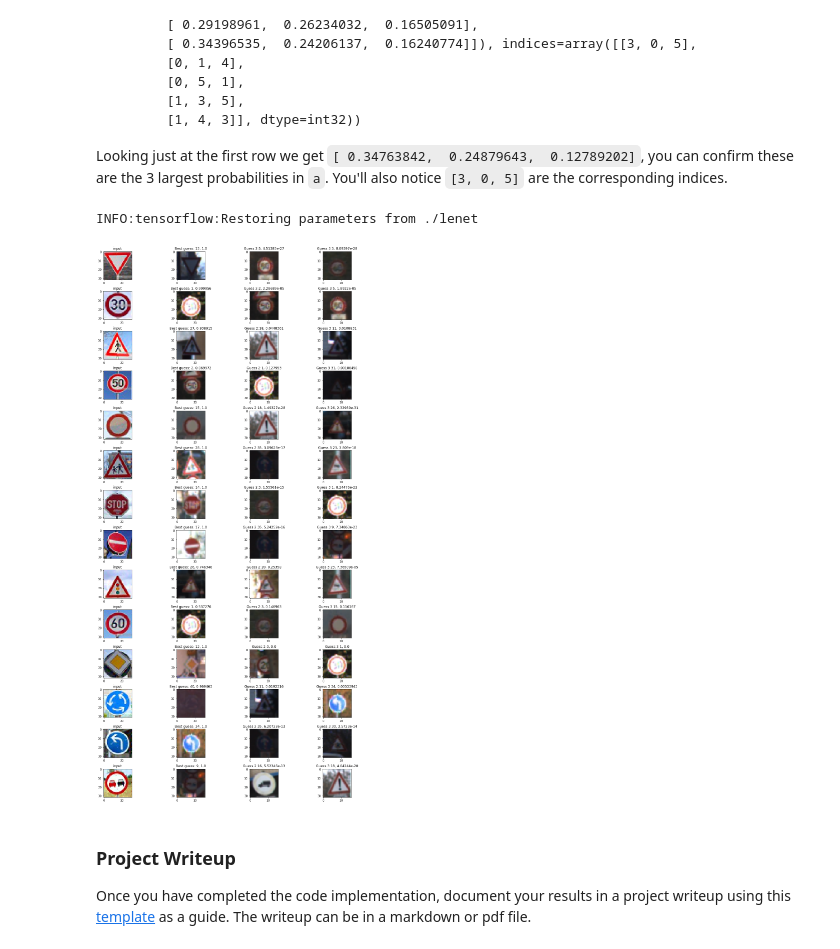
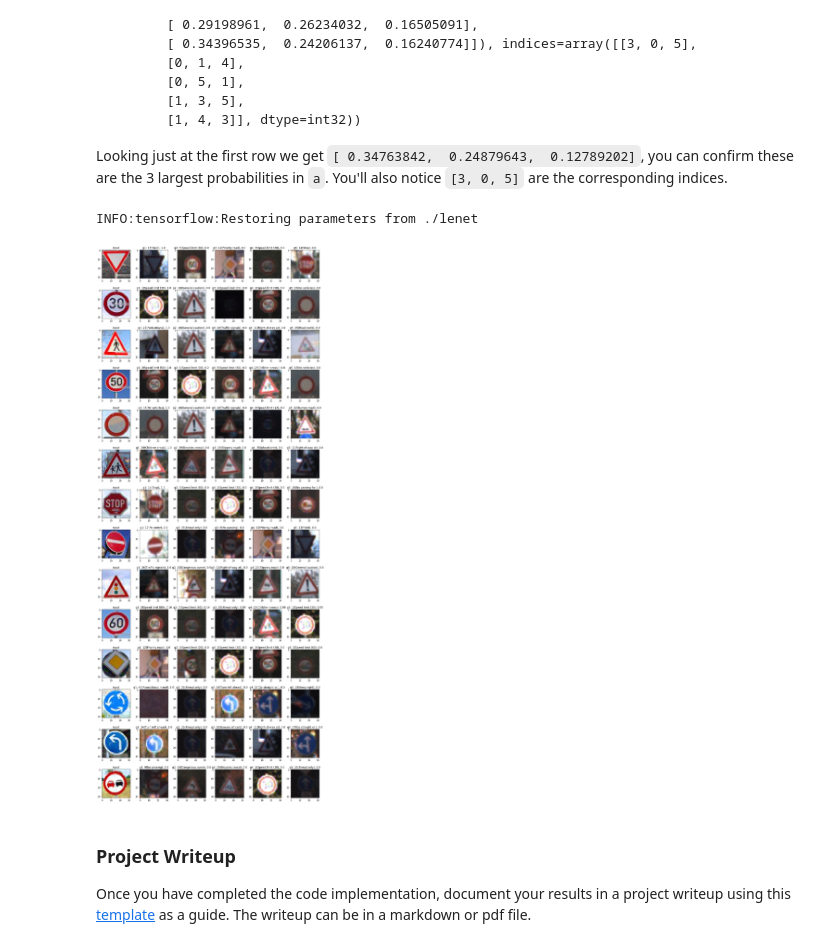
Before and after one commit to drugescu/traffic-sign-classifier, a Jupyter notebook: Traffic_Sign_Classifier_final.ipynb, the cells around one changed output. Saved outputs shown, nothing was run; the diff lists cells and outputs as text; code cells hidden in the pictures.

```diff
--- a/Traffic_Sign_Classifier_final.ipynb
+++ b/Traffic_Sign_Classifier_final.ipynb
@@ -831,8 +831,8 @@ with tf.Session() as sess:
     saver.restore(sess, "./lenet2")
 
     # get my logits and top_k
-    #my_softmax_logits = sess.run(softmax_logits, feed_dict={x: norm_mine})
-    my_softmax_logits = sess.run(softmax_logits, feed_dict={x: my_images})
+    my_softmax_logits = sess.run(softmax_logits, feed_dict={x: norm_mine})
+    #my_softmax_logits = sess.run(softmax_logits, feed_dict={x: my_images})
     #print(my_softmax_logits)
 
 predictions = []
@@ -953,56 +953,43 @@ Looking just at the first row we get `[ 0.34763842,  0.24879643,  0.12789202]`,
 # %%
 ### Print out the top five softmax probabilities for the predictions on the German traffic sign images found on the web.
 ### Feel free to use as many code cells as needed.
 
 softmax_logits = tf.nn.softmax(logits)
-top_k = tf.nn.top_k(softmax_logits, k=3)
+top_k = tf.nn.top_k(softmax_logits, k = 5)
 
 with tf.Session() as sess:
     sess.run(tf.global_variables_initializer())
 
     # restore current model
     saver = tf.train.import_meta_graph('./lenet.meta')
     saver.restore(sess, "./lenet")
 
     # get my logits and top_k
     my_softmax_logits = sess.run(softmax_logits, feed_dict={x: norm_mine})
     results_top_k = sess.run(top_k, feed_dict={x: norm_mine})
 
     # Plot images
-    fig, axs = plt.subplots(len(my_images), 4, figsize=(18, 36))
+    fig, axs = plt.subplots(len(my_images), 6, figsize=(18, 46))
     fig.subplots_adjust(hspace = .4, wspace=.2)
     axs = axs.ravel()
 
     best = 0
 
     for i, image in enumerate(norm_mine):
 
         # print actual image
-        #axs[4*i].imshow(cv2.cvtColor(image, cv2.COLOR_BGR2RGB))
-        axs[4*i].imshow(image)
-        axs[4*i].set_title('input')
+        axs[6*i].imshow(image)
+        axs[6*i].set_title('input')
 
-
-        best_guess = results_top_k[1][i][best]
-        best_index = np.argwhere(y_valid == best_guess)[0]
-        axs[4*i+1].imshow(X_valid[best_index].squeeze())
-        title = 'Best guess: ' + str(best_guess) + ", " +str(results_top_k[0][i][best])
-        axs[4*i+1].set_title(title)
-
-        second_guess = results_top_k[1][i][best + 1]
-        second_index = np.argwhere(y_valid == second_guess)[0]
-        axs[4*i + 2].imshow(X_valid[second_index].squeeze())
-        title = 'Guess 2:' + str(second_guess) + ", " + str(results_top_k[0][i][best + 1])
-        axs[4*i + 2].set_title(title)
-
-        third_guess = results_top_k[1][i][best + 2]
-        third_index = np.argwhere(y_valid == third_guess)[0]
-        title = 'Guess 3 ' + str(third_guess) + ", " + str(results_top_k[0][i][best + 2])
-        axs[4*i + 3].imshow(X_valid[third_index].squeeze())
-        axs[4*i + 3].set_title(title)
+        for j in range(0, 5):
+            current_guess = results_top_k[1][i][best + j]
+            index = np.argwhere(y_valid == current_guess)[0]
+            axs[6*i + 1 + j].imshow(X_valid[index].squeeze())
+            title = 'g' + str(j+1) + ": " + str(current_guess) + "(" + str(sign_names[current_guess][0:15]) + "), " + str(round(results_top_k[0][i][best + j], 2))
+            axs[6*i + 1 + j].set_title(title)
 # %% [output]
 INFO:tensorflow:Restoring parameters from ./lenet
-[figure, old version]
+[figure, new version]
 # %% [markdown]
 ### Project Writeup
 
```
Also changed, not shown: parts of 5 cells of this notebook, 11 other files.
